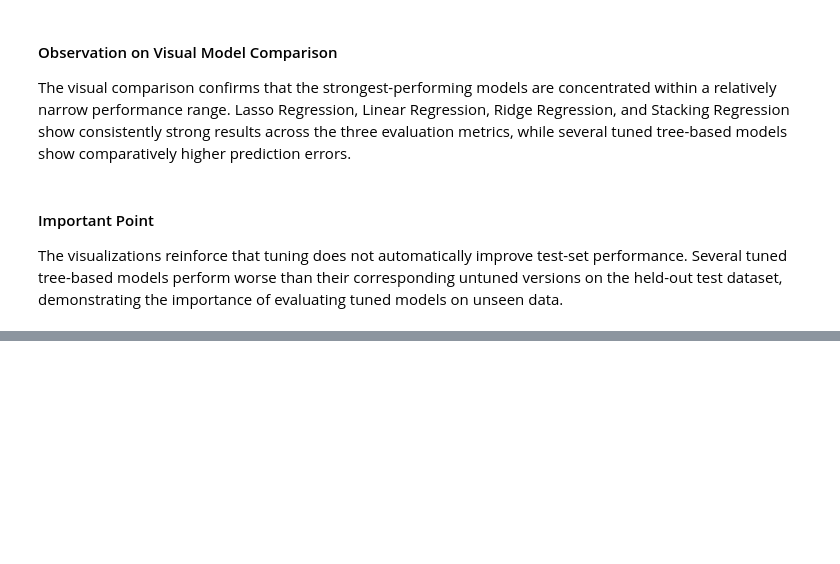
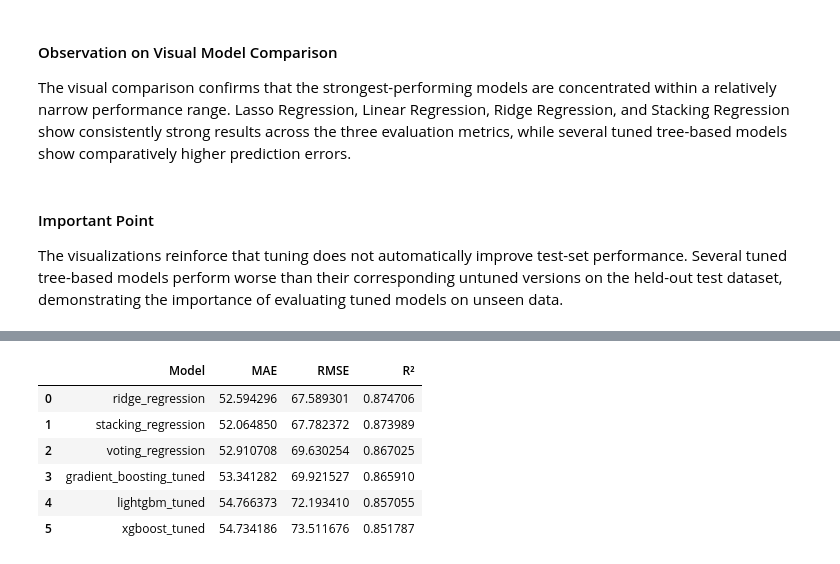
Before and after one commit to TejasMJ/Ride-Pricing-Analytics, a Jupyter notebook: notebooks/06_model_comparison.ipynb, the cells around one changed output, grey strips where cells are left out. Drawn from its saved outputs; the diff is of its cells as text; code cells hidden in the pictures; blank space fills up the shorter version.

```diff
--- a/notebooks/06_model_comparison.ipynb
+++ b/notebooks/06_model_comparison.ipynb
@@ -225,0 +339,30 @@ The visualizations reinforce that tuning does not automatically improve test-set
+# %%
+# Defining the individual and ensemble models for comparison
+
+ensemble_models = [
+    'ridge_regression',
+    'gradient_boosting_tuned',
+    'xgboost_tuned',
+    'lightgbm_tuned',
+    'voting_regression',
+    'stacking_regression'
+]
+
+ensemble_comparison = evaluation_results[
+    evaluation_results['Model'].isin(ensemble_models)
+].copy()
+
+ensemble_comparison = ensemble_comparison.sort_values(
+    by='RMSE',
+    ascending=True
+).reset_index(drop=True)
+
+ensemble_comparison
+# %% [output]
+|  | Model | MAE | RMSE | R² |
+| 0 | ridge_regression | 52.594296 | 67.589301 | 0.874706 |
+| 1 | stacking_regression | 52.064850 | 67.782372 | 0.873989 |
+| 2 | voting_regression | 52.910708 | 69.630254 | 0.867025 |
+| 3 | gradient_boosting_tuned | 53.341282 | 69.921527 | 0.865910 |
+| 4 | lightgbm_tuned | 54.766373 | 72.193410 | 0.857055 |
+| 5 | xgboost_tuned | 54.734186 | 73.511676 | 0.851787 |
```
Also changed, not shown: parts of 9 cells of this notebook.
